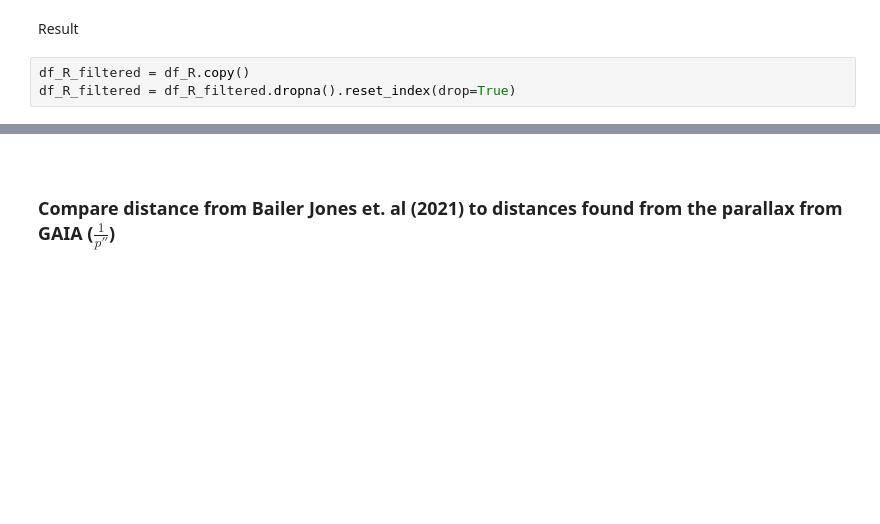
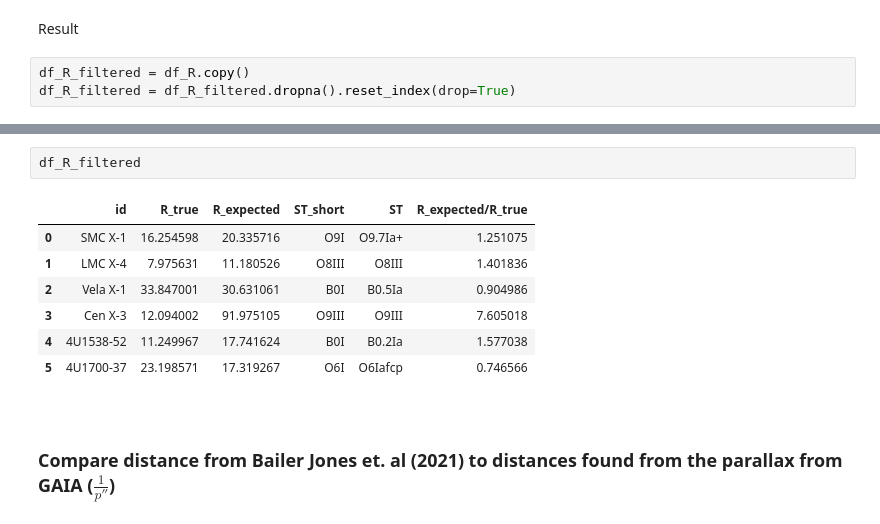
Before and after one commit to LvV210/MasterProject, a Jupyter notebook: luminosity.ipynb, the cells around one changed output, grey strips where cells are left out. Cells and saved outputs as stored; diff of their text form; blank space fills up the shorter version.

```diff
--- a/luminosity.ipynb
+++ b/luminosity.ipynb
@@ -280,3 +307,13 @@ display_df(df_R_filtered)
+# %%
+df_R_filtered
+# %% [output]
+|  | id | R_true | R_expected | ST_short | ST | R_expected/R_true |
+| 0 | SMC X-1 | 16.254598 | 20.335716 | O9I | O9.7Ia+ | 1.251075 |
+| 1 | LMC X-4 | 7.975631 | 11.180526 | O8III | O8III | 1.401836 |
+| 2 | Vela X-1 | 33.847001 | 30.631061 | B0I | B0.5Ia | 0.904986 |
+| 3 | Cen X-3 | 12.094002 | 91.975105 | O9III | O9III | 7.605018 |
+| 4 | 4U1538-52 | 11.249967 | 17.741624 | B0I | B0.2Ia | 1.577038 |
+| 5 | 4U1700-37 | 23.198571 | 17.319267 | O6I | O6Iafcp | 0.746566 |
 # %% [markdown]
 <br></br>
 ### Compare distance from Bailer Jones et. al (2021) to distances found from the parallax from GAIA ($\frac{1}{p''}$)
```
Also changed, not shown: parts of 13 cells of this notebook, 4 other files.
